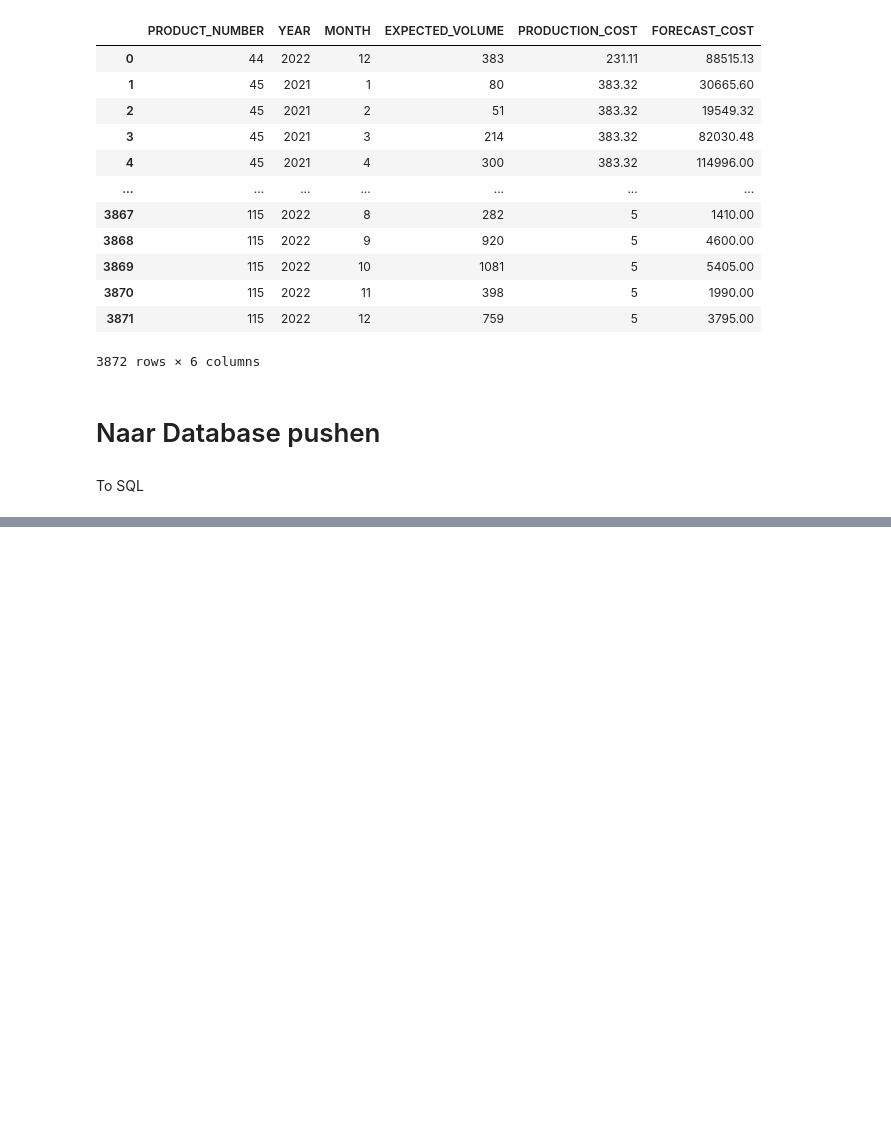
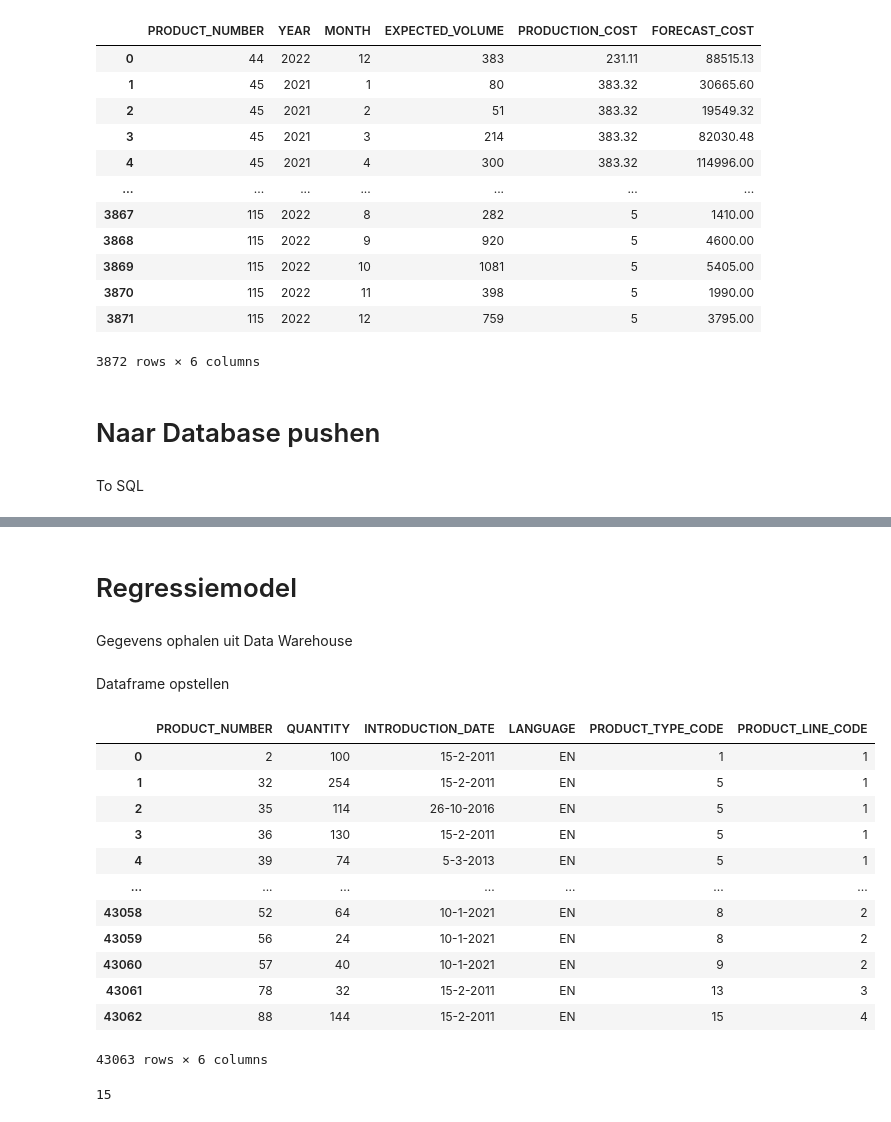
Before and after one commit to OutworldToast/Data-Warehouse, a Jupyter notebook: DataWarehouse.ipynb, the cells around one changed output, grey strips where cells are left out. Cells and saved outputs as stored; diff of their text form; code cells hidden in the pictures; blank space fills up the shorter version.

Commit message:
initiële dataset gemaakt

```diff
--- a/DataWarehouse.ipynb
+++ b/DataWarehouse.ipynb
@@ -473,3 +703,5 @@ satisfaction_type_dw.to_sql('SATISFACTION_TYPE', engine, if_exists='replace', in
 training_dw.to_sql('TRAINING', engine, if_exists='replace', index=False)
 sales_demographic_dw.to_sql('SALES_DEMOGRAPHIC', engine, if_exists='replace', index=False)
 product_dw.to_sql('PRODUCT', engine, if_exists='replace', index=False)
+# %% [markdown]
+# Regressiemodel
@@ -475,0 +710,2 @@ product_dw.to_sql('PRODUCT', engine, if_exists='replace', index=False)
+# %% [markdown]
+Gegevens ophalen uit Data Warehouse
@@ -475,0 +714,31 @@ product_dw.to_sql('PRODUCT', engine, if_exists='replace', index=False)
+# %% [markdown]
+Dataframe opstellen
+# %%
+datasetPrepProduct = pd.merge(
+    order_dw[['PRODUCT_NUMBER', 'QUANTITY']],
+    product_dw[['PRODUCT_NUMBER', 'INTRODUCTION_DATE', 'LANGUAGE' ,'PRODUCT_TYPE_CODE', 'PRODUCT_LINE_CODE']],
+    on='PRODUCT_NUMBER', how='inner'
+)
+datasetPrepProduct
+# %% [output]
+|  | PRODUCT_NUMBER | QUANTITY | INTRODUCTION_DATE | LANGUAGE | PRODUCT_TYPE_CODE | PRODUCT_LINE_CODE |
+| 0 | 2 | 100 | 15-2-2011 | EN | 1 | 1 |
+| 1 | 32 | 254 | 15-2-2011 | EN | 5 | 1 |
+| 2 | 35 | 114 | 26-10-2016 | EN | 5 | 1 |
+| 3 | 36 | 130 | 15-2-2011 | EN | 5 | 1 |
+| 4 | 39 | 74 | 5-3-2013 | EN | 5 | 1 |
+| ... | ... | ... | ... | ... | ... | ... |
+| 43058 | 52 | 64 | 10-1-2021 | EN | 8 | 2 |
+| 43059 | 56 | 24 | 10-1-2021 | EN | 8 | 2 |
+| 43060 | 57 | 40 | 10-1-2021 | EN | 9 | 2 |
+| 43061 | 78 | 32 | 15-2-2011 | EN | 13 | 3 |
+| 43062 | 88 | 144 | 15-2-2011 | EN | 15 | 4 |
+43063 rows × 6 columns
+# %%
+#helperfunctie
+
+def ToProductAge(date_str):
+    date_obj = pd.to_datetime(date_str, dayfirst=True)
+    return (datetime.now() - date_obj).days
+# %% [output]
+15
```
Also changed, not shown: parts of 26 cells of this notebook.
